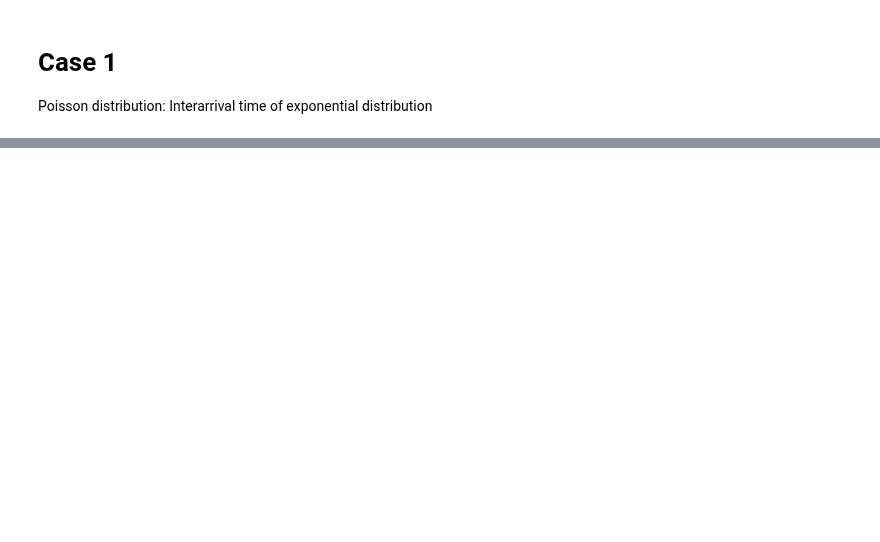
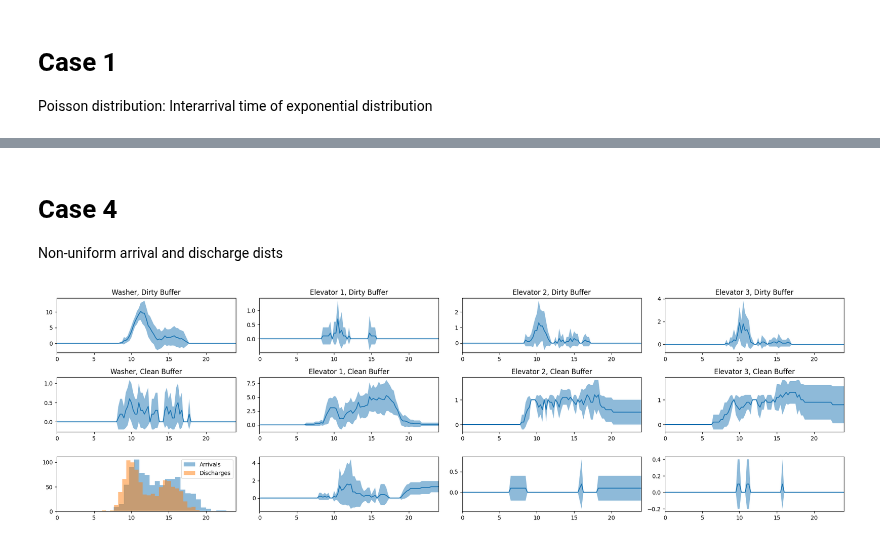
Before and after one commit to AntonJorg/stochastic_simulation, a Jupyter notebook: project2/cases.ipynb, the cells around one changed output, grey strips where cells are left out. Cells and saved outputs as stored; diff of their text form; code cells hidden in the pictures; blank space fills up the shorter version.

```diff
--- a/project2/cases.ipynb
+++ b/project2/cases.ipynb
@@ -139,0 +202,20 @@ plot_result(params, buffers, demands, arrival_times, discharge_times)
+# %% [markdown]
+# Case 4
+Non-uniform arrival and discharge dists
+# %%
+params = SimulationParams(
+    discharge_dist,
+    service_time_dist,
+    transport_time_dist,
+    distances,
+    arrival_weights=np.array([0.8, 0.1, 0.1]),
+    discharge_weights=np.array([0.2, 0.4, 0.4]),
+    n_elevators=n_elevators,
+    n_robots=1,
+)
+
+# events, data = simulate_system(params)
+buffers, demands, arrival_times, discharge_times, df = simulate_many(params, n_iters=10)
+plot_result(params, buffers, demands, arrival_times, discharge_times)
+# %% [output]
+[figure, added]
```
Also changed, not shown: parts of 7 cells of this notebook.
